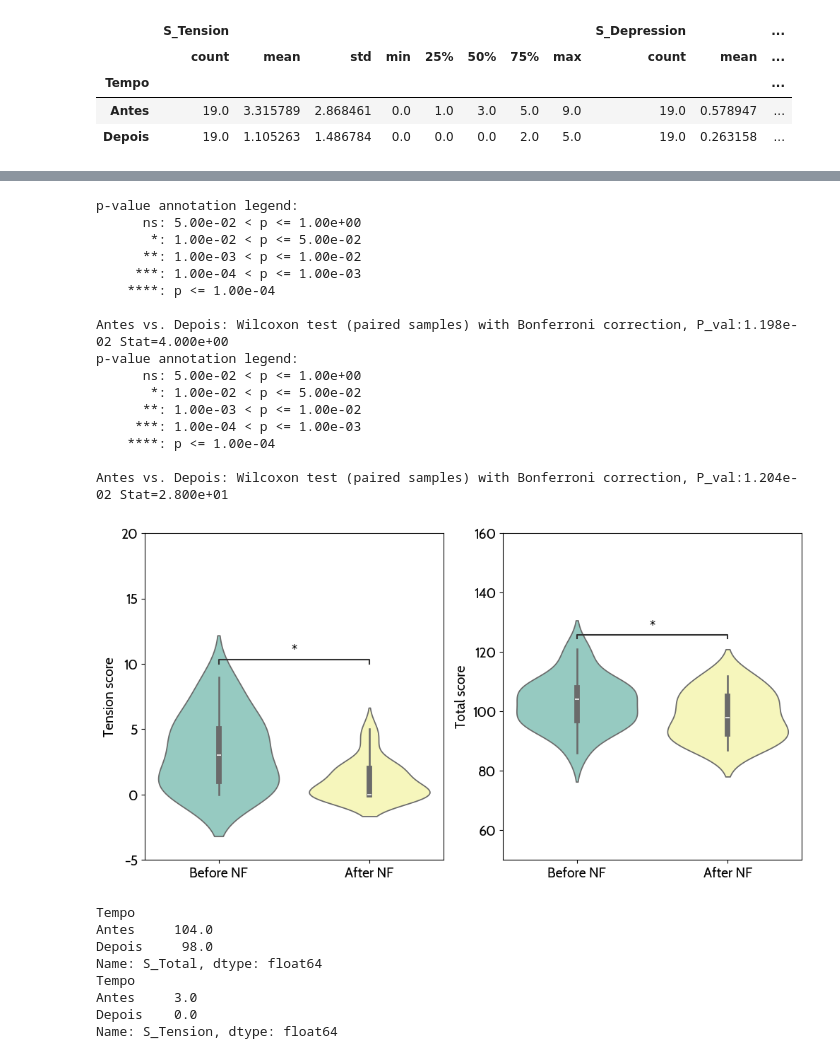
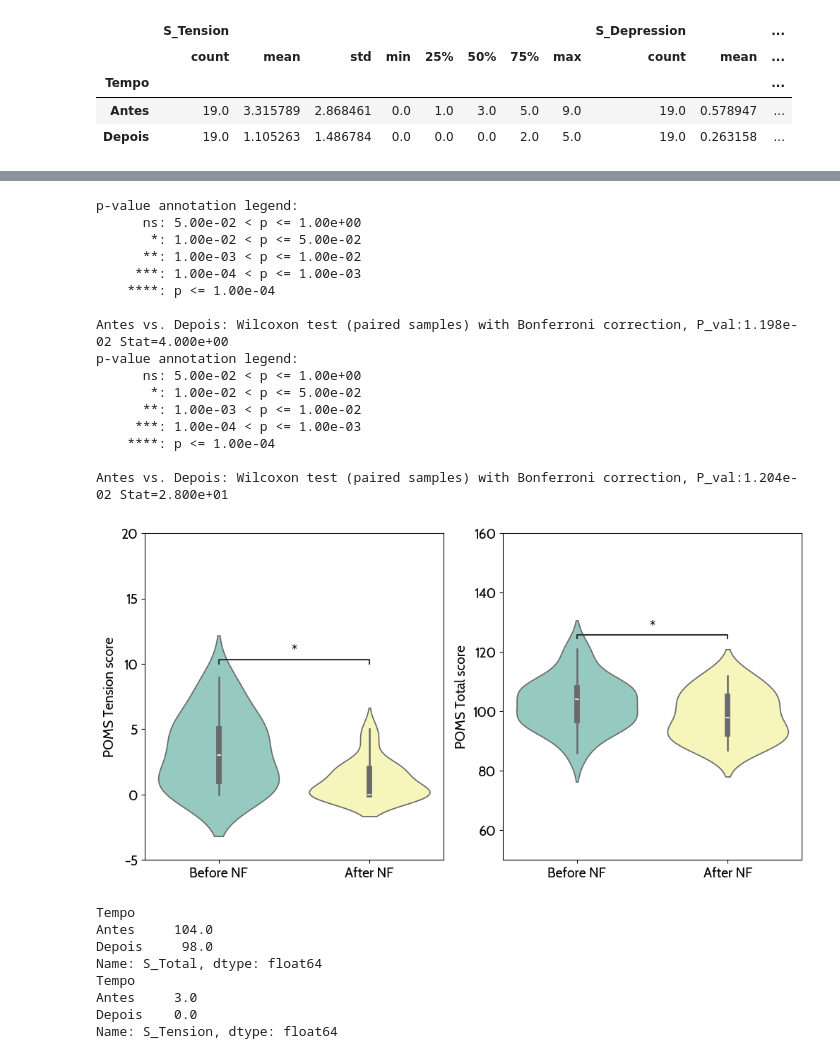
Before and after one commit to CIBIT-UC/musicnf-novelinterface, a Jupyter notebook: scripts/behavioral/POMS_Scoring.ipynb, the cells around one changed output, grey strips where cells are left out. Saved outputs shown, nothing was run; the diff lists cells and outputs as text; code cells hidden in the pictures.

```diff
--- a/scripts/behavioral/POMS_Scoring.ipynb
+++ b/scripts/behavioral/POMS_Scoring.ipynb
@@ -492,7 +492,7 @@ for i, column_name in enumerate(new_column_name_list):
         ax[i // 3, i % 3].set_ylim([-5, 25])
 
     # edit ylabel by trimming 'S_'
-    ax[i // 3, i % 3].set_ylabel(column_name[2:] + " score")
+    ax[i // 3, i % 3].set_ylabel("POMS " + column_name[2:] + " score")
 
 
 # hide the last subplot
@@ -536,35 +536,35 @@ for i, column_name in enumerate(["S_Tension", "S_Total"]):
 
     # edit labels
     ax[i].set_xlabel("")
     ax[i].set_xticks([0, 1])
     ax[i].set_xticklabels(["Before NF", "After NF"])
 
     # edit lim
     if column_name == "S_Total":
         ax[i].set_ylim([50, 160])
     else:
         ax[i].set_ylim([-5, 20])
 
     # edit ylabel by trimming 'S_'
-    ax[i].set_ylabel(column_name[2:] + " score")
+    ax[i].set_ylabel("POMS " + column_name[2:] + " score")
 # %% [output]
 p-value annotation legend:
       ns: 5.00e-02 < p <= 1.00e+00
        *: 1.00e-02 < p <= 5.00e-02
       **: 1.00e-03 < p <= 1.00e-02
      ***: 1.00e-04 < p <= 1.00e-03
     ****: p <= 1.00e-04
 
 Antes vs. Depois: Wilcoxon test (paired samples) with Bonferroni correction, P_val:1.198e-02 Stat=4.000e+00
 p-value annotation legend:
       ns: 5.00e-02 < p <= 1.00e+00
        *: 1.00e-02 < p <= 5.00e-02
       **: 1.00e-03 < p <= 1.00e-02
      ***: 1.00e-04 < p <= 1.00e-03
     ****: p <= 1.00e-04
 
 Antes vs. Depois: Wilcoxon test (paired samples) with Bonferroni correction, P_val:1.204e-02 Stat=2.800e+01
-[figure, old version]
+[figure, new version]
 # %%
 # give me median for the total score
 print(df_paired.groupby("Tempo")["S_Total"].median())
```
Also changed, not shown: parts of 1 cell of this notebook, 3 other files.
